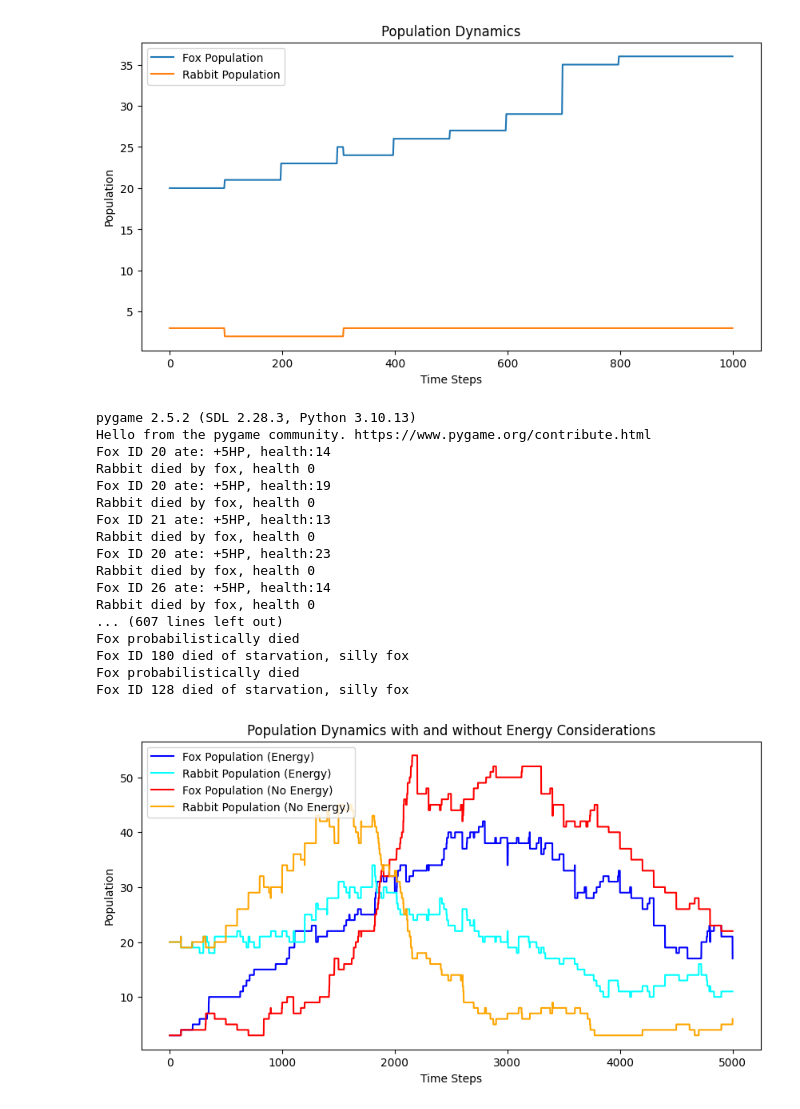
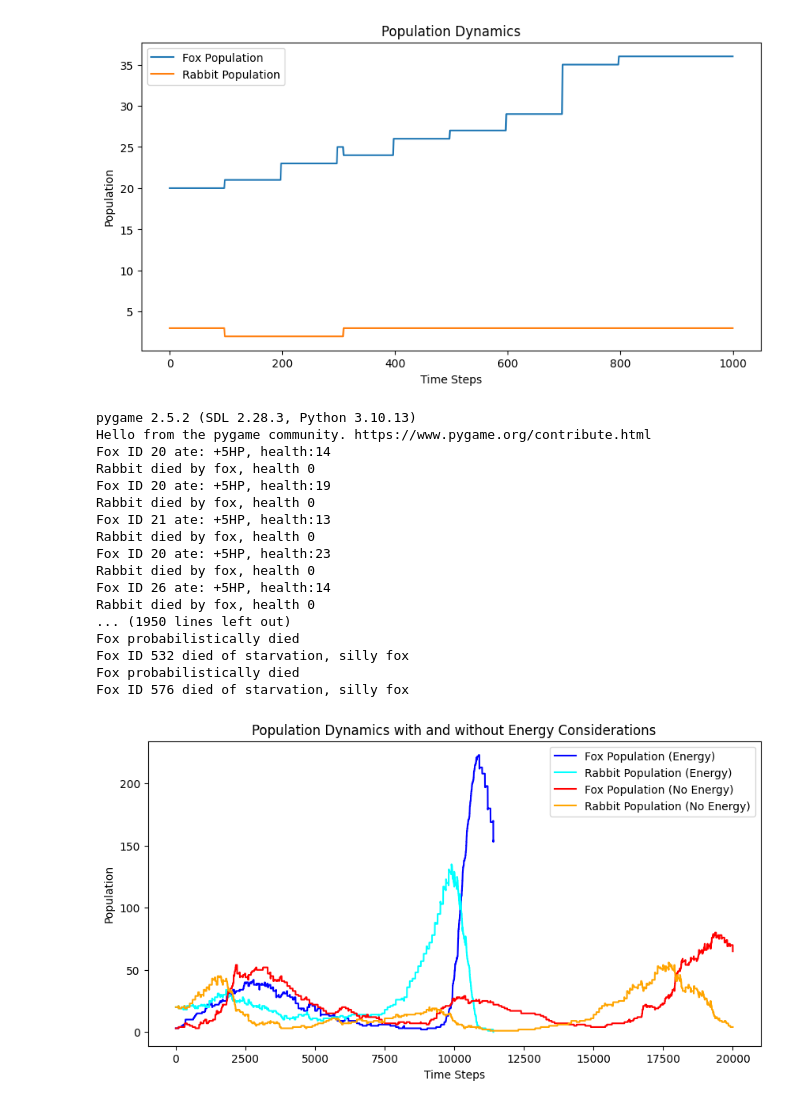
Before and after one commit to Stasieniec/Collective-Intelligence, a Jupyter notebook: comparative_study_energy.ipynb, the cells around one changed output. Cells and saved outputs as stored; diff of their text form; code cells hidden in the pictures.

```diff
--- a/comparative_study_energy.ipynb
+++ b/comparative_study_energy.ipynb
@@ -38,7 +38,7 @@ Rabbit died by fox, health 0
 # %%
 import energy_study_no
 import matplotlib.pyplot as plt
-no_energy_list = energy_study_no.run_simulation(20, 3, 1000)
+no_energy_list = energy_study_no.run_simulation(100, 3, 2_500)
 
 # Assuming list_for_plotting is structured as [(fox_population, rabbit_population)]
 # Extracting fox and rabbit populations
@@ -66,40 +66,40 @@ import energy_study_yes
 
 # Assuming you have already run the simulations and extracted the populations
 # For energy_study_yes
-energy_list = energy_study_yes.run_simulation(20, 3, 5_000)
+energy_list = energy_study_yes.run_simulation(20, 3, 20_000)
 rabbit_populations_yes, fox_populations_yes = zip(*energy_list)
 
 # For energy_study_no
-no_energy_list = energy_study_no.run_simulation(20, 3, 5_000)
+no_energy_list = energy_study_no.run_simulation(20, 3, 20_000)
 rabbit_populations_no, fox_populations_no = zip(*no_energy_list)
 
 # Plotting both on the same figure
 plt.figure(figsize=(10, 5))
 plt.plot(fox_populations_yes, label='Fox Population (Energy)', color='blue')
 plt.plot(rabbit_populations_yes, label='Rabbit Population (Energy)', color='cyan')
 plt.plot(fox_populations_no, label='Fox Population (No Energy)', color='red')
 plt.plot(rabbit_populations_no, label='Rabbit Population (No Energy)', color='orange')
 plt.title('Population Dynamics with and without Energy Considerations')
 plt.xlabel('Time Steps')
 plt.ylabel('Population')
 plt.legend()
 plt.show()
 # %% [output]
 pygame 2.5.2 (SDL 2.28.3, Python 3.10.13)
 Hello from the pygame community. https://www.pygame.org/contribute.html
 Fox ID 20 ate: +5HP, health:14
 Rabbit died by fox, health 0
 Fox ID 20 ate: +5HP, health:19
 Rabbit died by fox, health 0
 Fox ID 21 ate: +5HP, health:13
 Rabbit died by fox, health 0
 Fox ID 20 ate: +5HP, health:23
 Rabbit died by fox, health 0
 Fox ID 26 ate: +5HP, health:14
 Rabbit died by fox, health 0
-... (607 lines left out)
+... (1950 lines left out)
 Fox probabilistically died
-Fox ID 180 died of starvation, silly fox
+Fox ID 532 died of starvation, silly fox
 Fox probabilistically died
-Fox ID 128 died of starvation, silly fox
+Fox ID 576 died of starvation, silly fox
-[figure, old version]
+[figure, new version]
```
Also changed, not shown: 5 other files.
